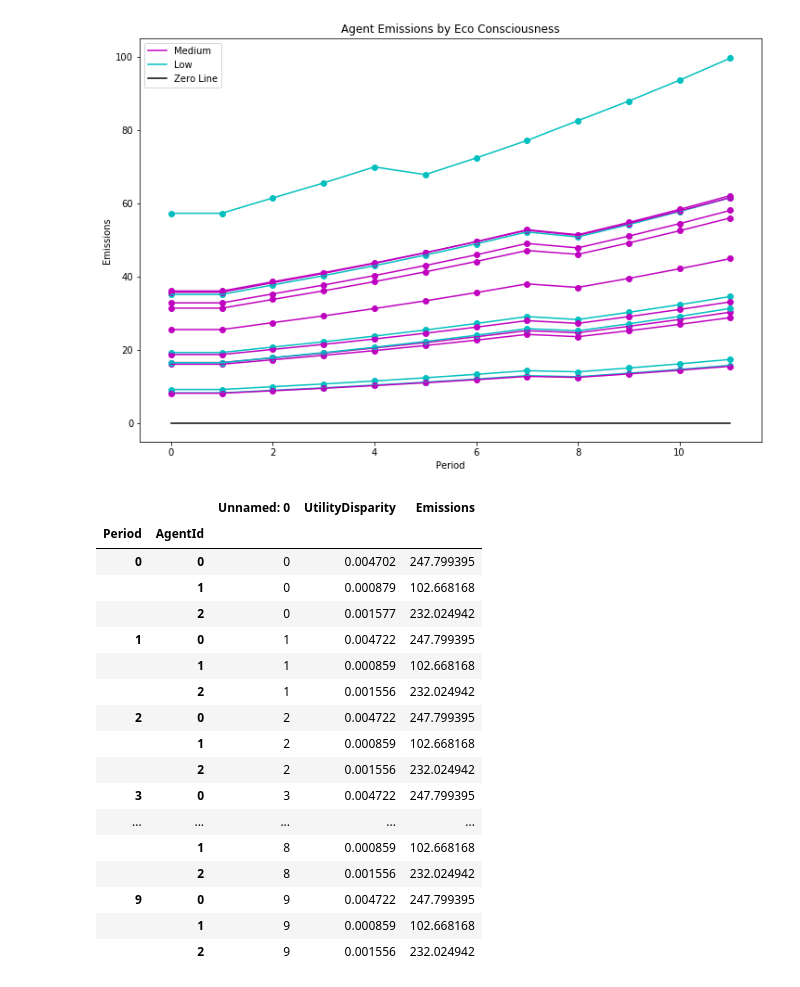
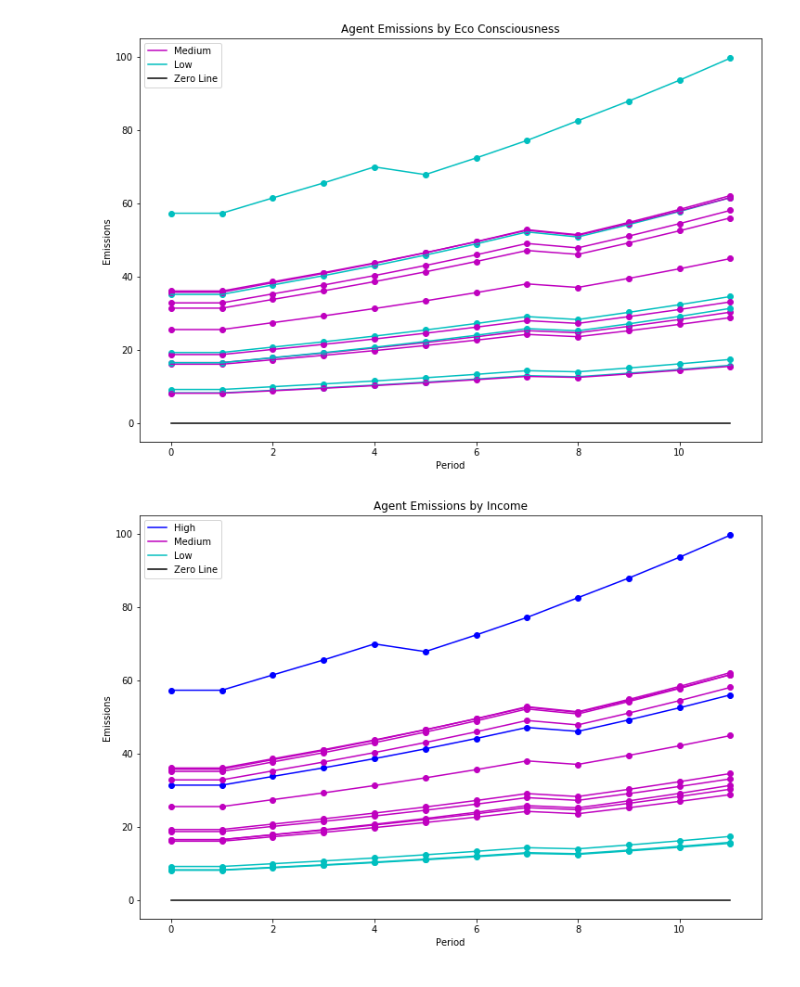
Before and after one commit to EyreC/EnvEcon, a Jupyter notebook: Visualisations/3.0 visualisations_with_agents.ipynb, the cells around one changed output. Drawn from its saved outputs; the diff is of its cells as text; code cells hidden in the pictures.

```diff
--- a/Visualisations/3.0 visualisations_with_agents.ipynb
+++ b/Visualisations/3.0 visualisations_with_agents.ipynb
@@ -420,21 +376,4 @@ agent_plotter(sca_df, 'Emissions', 'Eco Consciousness')
-# %%
-sca_df.groupby(['Period','AgentId']).agg('mean')
-# %% [output]
-|  |  | Unnamed: 0 | UtilityDisparity | Emissions |
-| Period | AgentId |  |  |  |
-| 0 | 0 | 0 | 0.004702 | 247.799395 |
-|  | 1 | 0 | 0.000879 | 102.668168 |
-|  | 2 | 0 | 0.001577 | 232.024942 |
-| 1 | 0 | 1 | 0.004722 | 247.799395 |
-|  | 1 | 1 | 0.000859 | 102.668168 |
-|  | 2 | 1 | 0.001556 | 232.024942 |
-| 2 | 0 | 2 | 0.004722 | 247.799395 |
-|  | 1 | 2 | 0.000859 | 102.668168 |
-|  | 2 | 2 | 0.001556 | 232.024942 |
-| 3 | 0 | 3 | 0.004722 | 247.799395 |
-| ... | ... | ... | ... | ... |
-|  | 1 | 8 | 0.000859 | 102.668168 |
-|  | 2 | 8 | 0.001556 | 232.024942 |
-| 9 | 0 | 9 | 0.004722 | 247.799395 |
-|  | 1 | 9 | 0.000859 | 102.668168 |
-|  | 2 | 9 | 0.001556 | 232.024942 |
+# %%
+agent_plotter(sca_df, 'Emissions', 'Income')
+# %% [output]
+[figure, added]
```
Also changed, not shown: parts of 10 cells of this notebook.
